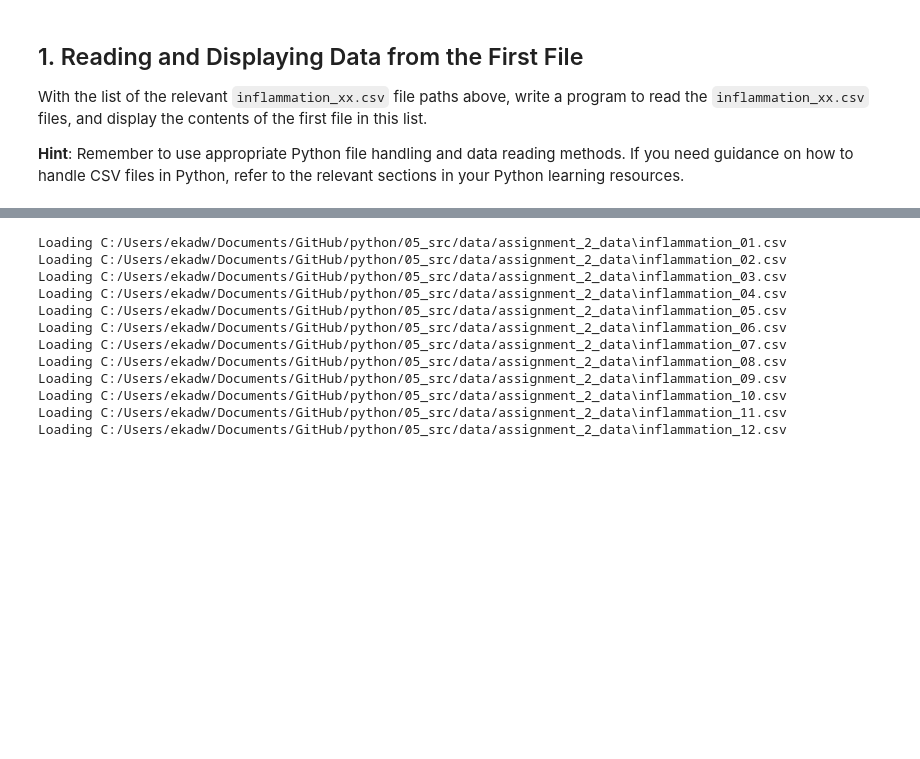
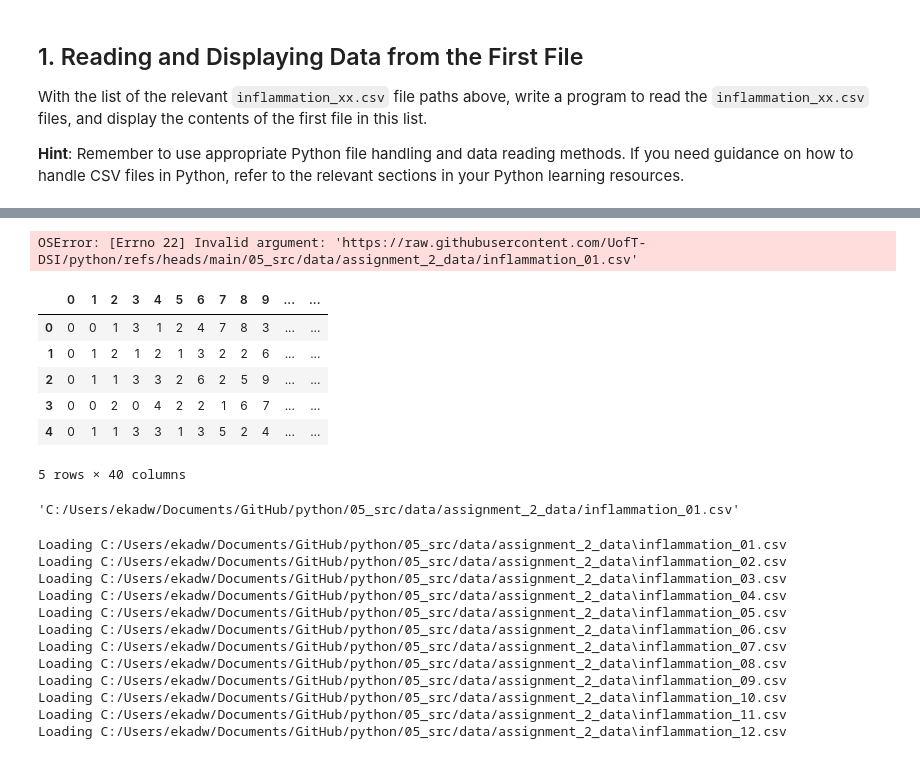
Before and after one commit to imdwipayana/Battlefield, a Jupyter notebook: DSI/Python/assignment_2.ipynb, the cells around one changed output, grey strips where cells are left out. Cells and saved outputs as stored; diff of their text form; code cells hidden in the pictures; blank space fills up the shorter version.

```diff
--- a/DSI/Python/assignment_2.ipynb
+++ b/DSI/Python/assignment_2.ipynb
@@ -64,3 +84,44 @@ all_paths = [
+# %%
+all_paths = [
+  "https://raw.githubusercontent.com/UofT-DSI/python/refs/heads/main/05_src/data/assignment_2_data/inflammation_01.csv",
+  "https://raw.githubusercontent.com/UofT-DSI/python/refs/heads/main/05_src/data/assignment_2_data/inflammation_02.csv",
+  "https://raw.githubusercontent.com/UofT-DSI/python/refs/heads/main/05_src/data/assignment_2_data/inflammation_03.csv",
+  "https://raw.githubusercontent.com/UofT-DSI/python/refs/heads/main/05_src/data/assignment_2_data/inflammation_04.csv",
+  "https://raw.githubusercontent.com/UofT-DSI/python/refs/heads/main/05_src/data/assignment_2_data/inflammation_05.csv",
+  "https://raw.githubusercontent.com/UofT-DSI/python/refs/heads/main/05_src/data/assignment_2_data/inflammation_06.csv",
+  "https://raw.githubusercontent.com/UofT-DSI/python/refs/heads/main/05_src/data/assignment_2_data/inflammation_07.csv",
+  "https://raw.githubusercontent.com/UofT-DSI/python/refs/heads/main/05_src/data/assignment_2_data/inflammation_08.csv",
+  "https://raw.githubusercontent.com/UofT-DSI/python/refs/heads/main/05_src/data/assignment_2_data/inflammation_09.csv",
+  "https://raw.githubusercontent.com/UofT-DSI/python/refs/heads/main/05_src/data/assignment_2_data/inflammation_10.csv",
+  "https://raw.githubusercontent.com/UofT-DSI/python/refs/heads/main/05_src/data/assignment_2_data/inflammation_11.csv",
+  "https://raw.githubusercontent.com/UofT-DSI/python/refs/heads/main/05_src/data/assignment_2_data/inflammation_12.csv"
+]
+
+with open(all_paths[0], 'r') as f:
+#    # YOUR CODE HERE: Use the readline() or readlines() method to read the .csv file into a variable
+    row_lines = f.readlines()
+#    # YOUR CODE HERE: Iterate through the variable using a for loop and print each row for inspection
+#    for row_line in row_lines:
+#        print(row_line.strip())
+#all_paths[0]
+# %% [output]
+OSError: [Errno 22] Invalid argument: 'https://raw.githubusercontent.com/UofT-DSI/python/refs/heads/main/05_src/data/assignment_2_data/inflammation_01.csv'
+# %%
+import pandas as pd
+data_csv = pd.read_csv("https://raw.githubusercontent.com/UofT-DSI/python/refs/heads/main/05_src/data/assignment_2_data/inflammation_01.csv", header = None)
+data_csv.head()
+# %% [output]
+|  | 0 | 1 | 2 | 3 | 4 | 5 | 6 | 7 | 8 | 9 | ... | ... |
+| 0 | 0 | 0 | 1 | 3 | 1 | 2 | 4 | 7 | 8 | 3 | ... | ... |
+| 1 | 0 | 1 | 2 | 1 | 2 | 1 | 3 | 2 | 2 | 6 | ... | ... |
+| 2 | 0 | 1 | 1 | 3 | 3 | 2 | 6 | 2 | 5 | 9 | ... | ... |
+| 3 | 0 | 0 | 2 | 0 | 4 | 2 | 2 | 1 | 6 | 7 | ... | ... |
+| 4 | 0 | 1 | 1 | 3 | 3 | 1 | 3 | 5 | 2 | 4 | ... | ... |
+5 rows × 40 columns
+# %%
+all_paths[0]
+# %% [output]
+'C:/Users/ekadw/Documents/GitHub/python/05_src/data/assignment_2_data/inflammation_01.csv'
 # %%
 import pandas as pd
 pd.set_option('display.max_columns', 100)
```
Also changed, not shown: parts of 2 cells of this notebook.
